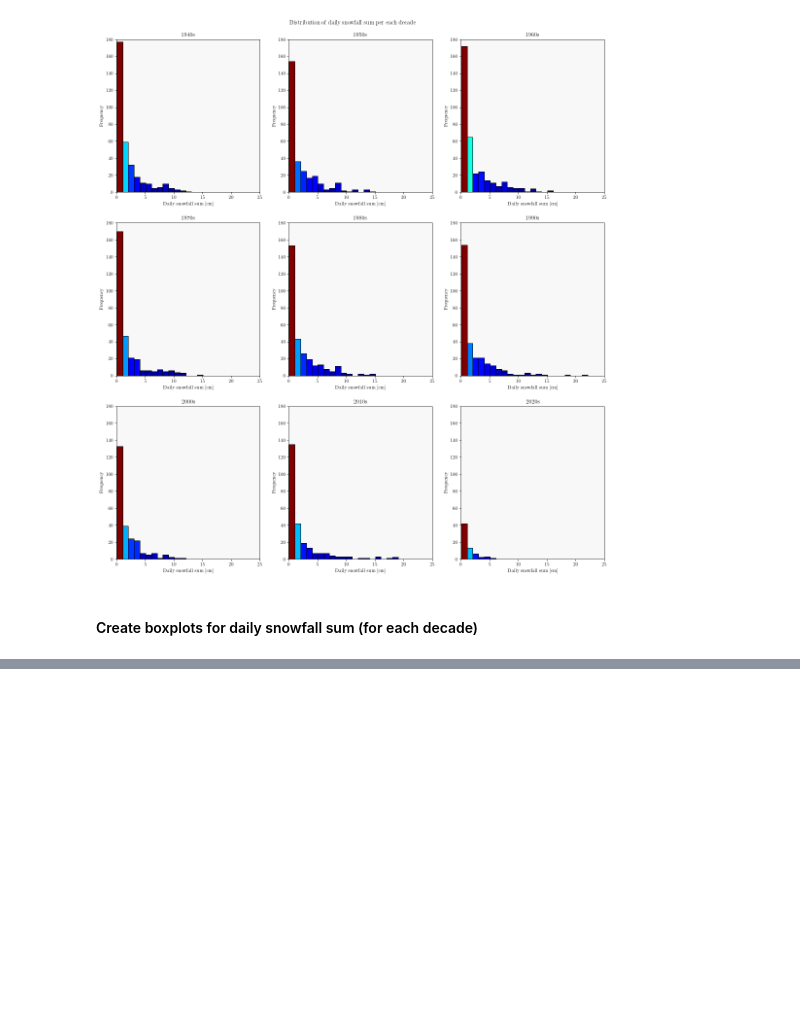
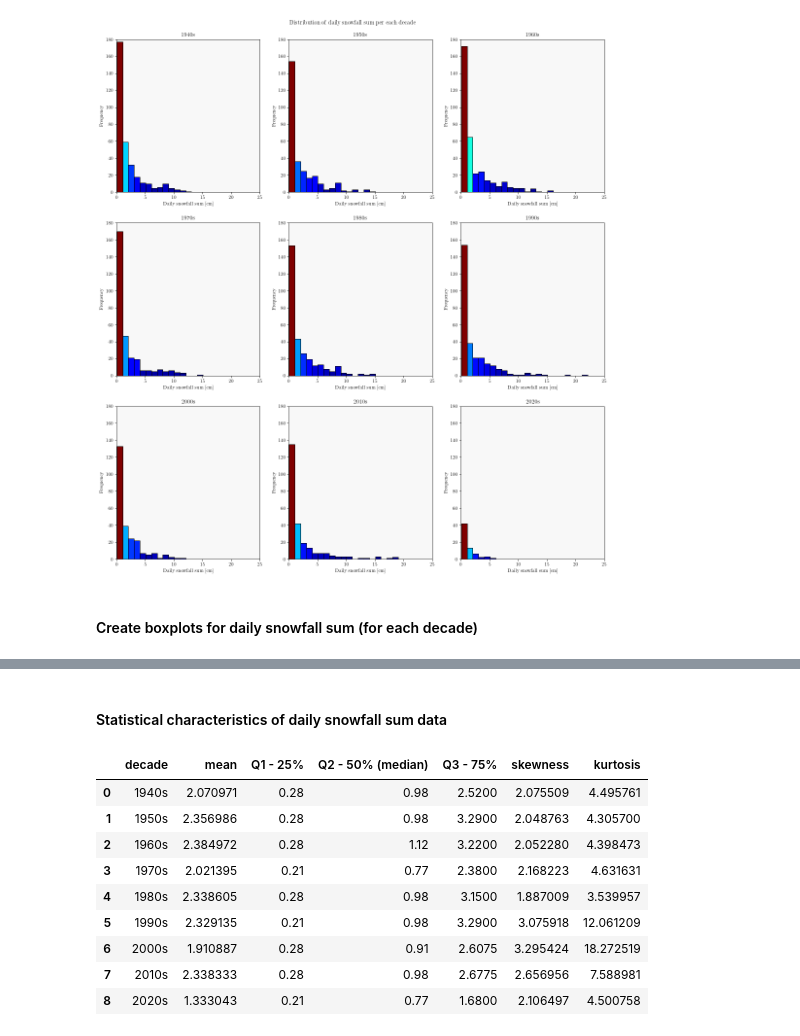
Before and after one commit to cimbaIG/Weather_data_Zagreb, a Jupyter notebook: weather_data_zagreb.ipynb, the cells around one changed output, grey strips where cells are left out. Cells and saved outputs as stored; diff of their text form; code cells hidden in the pictures; blank space fills up the shorter version.

Commit message:
Statistical characteristics of snowfall sum data

```diff
--- a/weather_data_zagreb.ipynb
+++ b/weather_data_zagreb.ipynb
@@ -1865,0 +1866,29 @@ plt.savefig('boxplot_of_daily_snowfall_sum_per_each_decade.pdf', bbox_inches='ti
+# %% [markdown]
+#### Statistical characteristics of daily snowfall sum data
+# %%
+# Create dataframe to store data in
+stat_chars_of_snowfall_sum_data = pd.DataFrame(columns=["decade", "mean", "Q1 - 25%", "Q2 - 50% (median)", "Q3 - 75%", "skewness", "kurtosis"])
+
+# Iterate through dictionary and determine statistical characteristics of decade data
+for key in snow_data_by_decade:
+    stat_chars_of_snowfall_sum_data = stat_chars_of_snowfall_sum_data.append({"decade": snow_data_by_decade[key][1],
+                                                                            "mean": snow_data_by_decade[key][0]["snowfall_sum (cm)"].mean(),
+                                                                            "Q1 - 25%": snow_data_by_decade[key][0]["snowfall_sum (cm)"].quantile([0.25, 0.5, 0.75])[0.25],
+                                                                            "Q2 - 50% (median)": snow_data_by_decade[key][0]["snowfall_sum (cm)"].quantile([0.25, 0.5, 0.75])[0.5],
+                                                                            "Q3 - 75%": snow_data_by_decade[key][0]["snowfall_sum (cm)"].quantile([0.25, 0.5, 0.75])[0.75],
+                                           "skewness": skew(snow_data_by_decade[key][0]["snowfall_sum (cm)"], axis=0, bias=True),
+                                           "kurtosis": kurtosis(snow_data_by_decade[key][0]["snowfall_sum (cm)"], axis=0, bias=True)}, ignore_index=True)
+
+# Print dataframe
+stat_chars_of_snowfall_sum_data
+# %% [output]
+|  | decade | mean | Q1 - 25% | Q2 - 50% (median) | Q3 - 75% | skewness | kurtosis |
+| 0 | 1940s | 2.070971 | 0.28 | 0.98 | 2.5200 | 2.075509 | 4.495761 |
+| 1 | 1950s | 2.356986 | 0.28 | 0.98 | 3.2900 | 2.048763 | 4.305700 |
+| 2 | 1960s | 2.384972 | 0.28 | 1.12 | 3.2200 | 2.052280 | 4.398473 |
+| 3 | 1970s | 2.021395 | 0.21 | 0.77 | 2.3800 | 2.168223 | 4.631631 |
+| 4 | 1980s | 2.338605 | 0.28 | 0.98 | 3.1500 | 1.887009 | 3.539957 |
+| 5 | 1990s | 2.329135 | 0.21 | 0.98 | 3.2900 | 3.075918 | 12.061209 |
+| 6 | 2000s | 1.910887 | 0.28 | 0.91 | 2.6075 | 3.295424 | 18.272519 |
+| 7 | 2010s | 2.338333 | 0.28 | 0.98 | 2.6775 | 2.656956 | 7.588981 |
+| 8 | 2020s | 1.333043 | 0.21 | 0.77 | 1.6800 | 2.106497 | 4.500758 |
```
Also changed, not shown: parts of 5 cells of this notebook, 29 other files.
